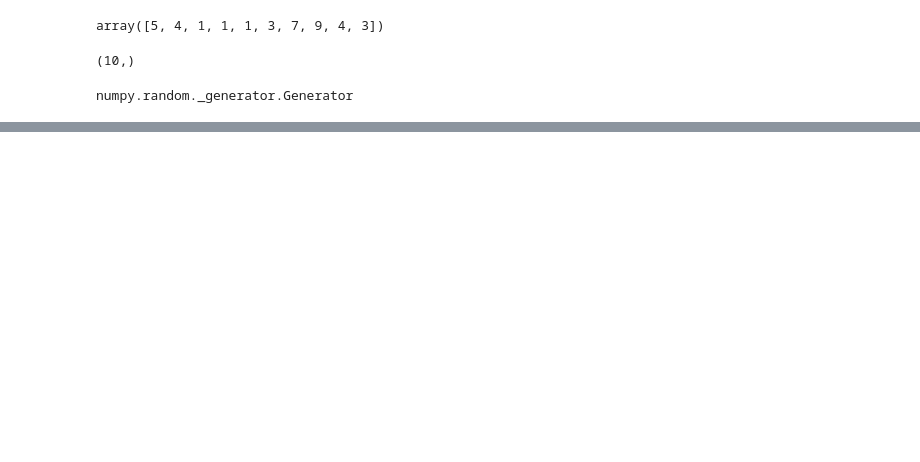
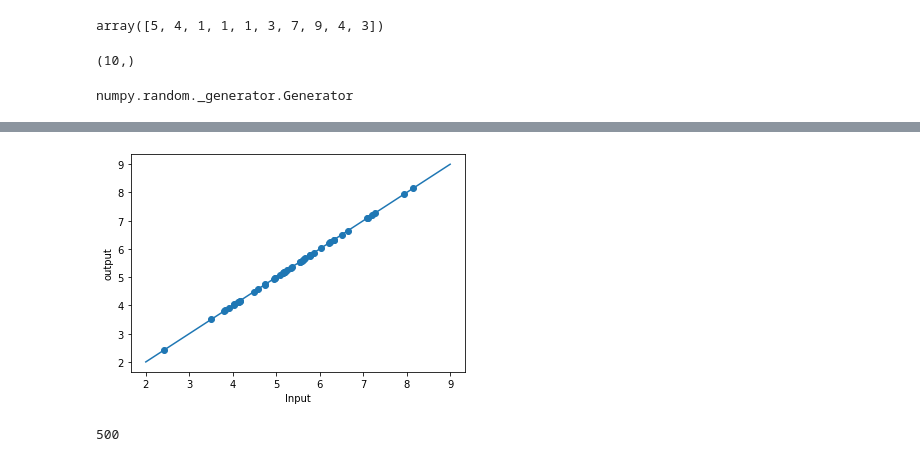
Before and after one commit to RacimoLab/simGL, a Jupyter notebook: notebook/simGL.ipynb, the cells around one changed output, grey strips where cells are left out. Cells and saved outputs as stored; diff of their text form; code cells hidden in the pictures; blank space fills up the shorter version.

Commit message:
correct transposed issue in linked_depth() and assert dimentions between DP and gm

```diff
--- a/notebook/simGL.ipynb
+++ b/notebook/simGL.ipynb
@@ -1905,7 +1898,10 @@ def linked_depth(rng, DPh, read_length, sites_n):
         for p in rng.integers(low=0, high=sites_n-read_length+1, size=r):
             dp[p:p+read_length] += 1
         DP.append(dp.tolist())
-    return np.array(DP)
+    return np.array(DP).T
 
-linked_depth(rng, DPh, read_length = 2, sites_n = 10)
+DPh = np.array([5] * 500)
+linked = linked_depth(rng, DPh, read_length = 100, sites_n = 300)
+linked.shape
+linked.mean(axis = 0)
 # %% [output]
@@ -1924,0 +1946,4 @@ numpy.random._generator.Generator
+# %%
+rng = np.random.default_rng()
+DPh = rng.normal(loc=5, scale=1.0, size=50)
+DPh
@@ -1924,0 +1961,3 @@ numpy.random._generator.Generator
+# %%
+linked = linked_depth(rng, DPh, 100, 30000)
+linked.mean(axis = 0)
@@ -1924,0 +1975,46 @@ numpy.random._generator.Generator
+# %%
+plt.scatter(DPh, linked.mean(axis = 0))
+plt.plot(np.arange(10)[2:], np.arange(10)[2:])
+plt.xlabel("Input")
+plt.ylabel("output")
+plt.show()
+# %% [output]
+[figure, added]
+# %%
+def linked_depth(rng, DPh, read_length, sites_n):
+    '''
+    Simulates reads in a contiguous genomic region to compute the depth per position.
+
+    Parameters
+    ----------
+    rng : `numpy.random._generator.Generator`
+        random number generation numpy object
+    DPh : `numpy.ndarray`
+        Numpy array with the depth per haplotype
+    read_length : `int`
+        Read length in base pair units
+    sites_n : `int`
+        number of sites that depth has to be simulated for
+
+    Returns
+    -------
+    DP : `numpy.ndarray`
+        Depth per site per haplotype
+    '''
+    seq_length = sites_n+(2*read_length)
+    DP         = []
+    print(sites_n+(2*read_length))
+    read_n     = (DPh*seq_length/read_length).astype("int")
+    for r in read_n:
+        dp = np.zeros((seq_length,), dtype=int)
+        for p in rng.integers(low=0, high=seq_length-read_length+1, size=r):
+            dp[p:p+read_length] += 1
+        DP.append(dp.tolist())
+    DP = (np.array(DP).T)[(1*read_length):(-1*read_length), :]
+    return np.round(DP-((DP.mean(axis = 0)-5).repeat(DP.shape[0]).reshape(DP.shape)))
+
+rng = np.random.default_rng()
+DPh = np.array([5] * 500)  # 500 haplotypes each with depth 5
+linked = linked_depth(rng, DPh, 100, 300)
+# %% [output]
+500
```
Also changed, not shown: parts of 9 cells of this notebook, 1 other file.
